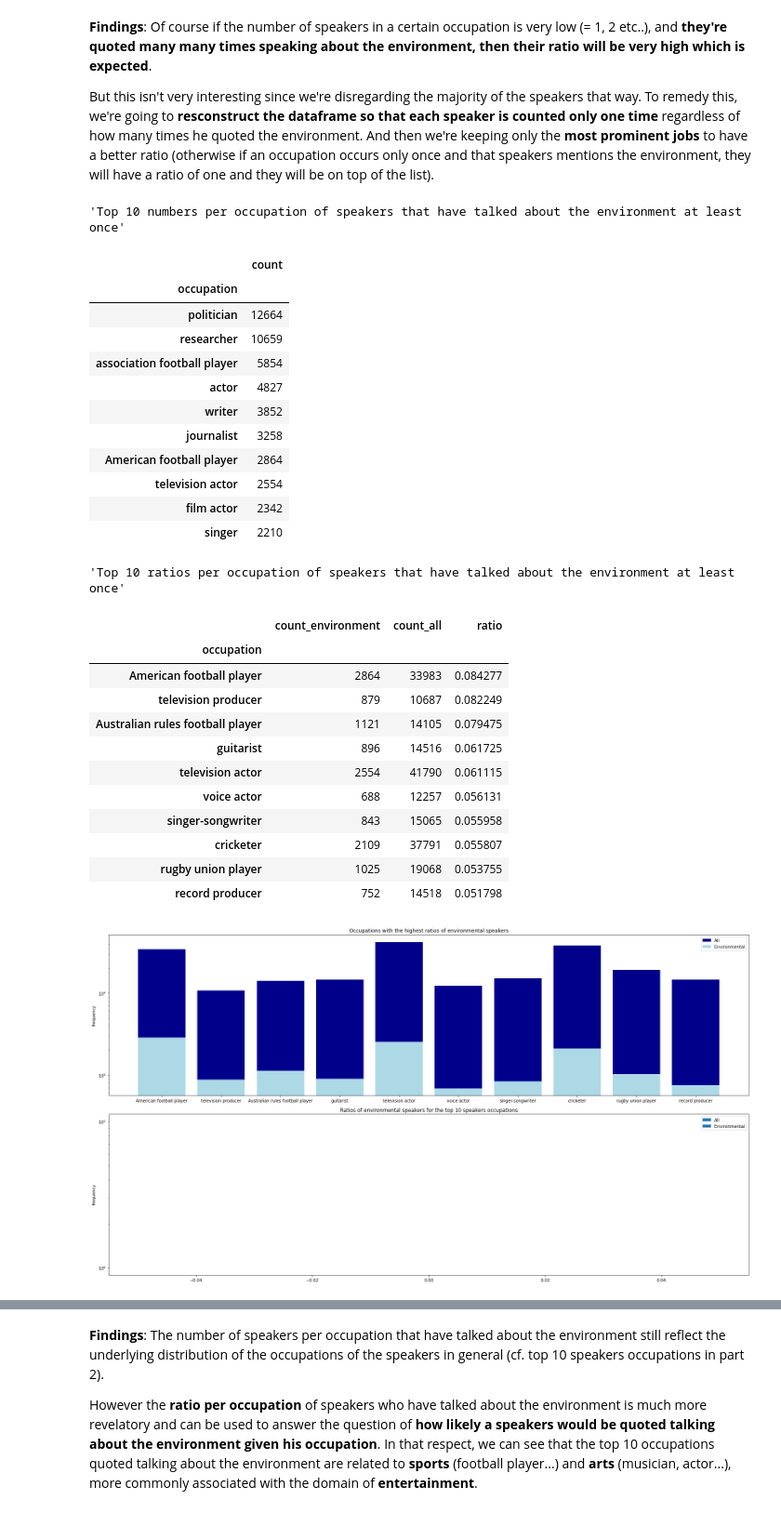
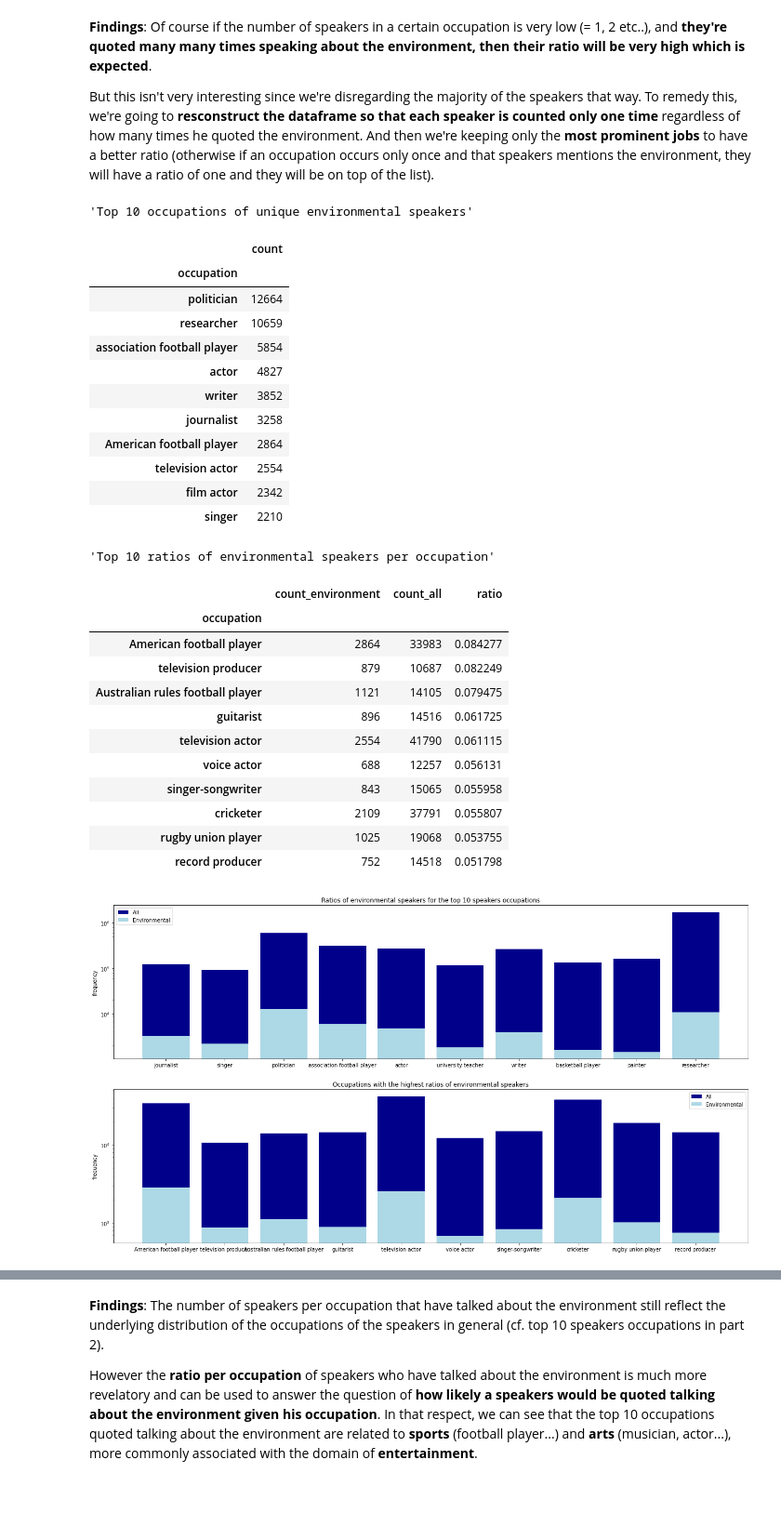
Before and after one commit to epfl-ada/ada-2021-project-comic-sans, a Jupyter notebook: research_question_1.ipynb, the cells around one changed output, grey strips where cells are left out. Shown: that part at 93% size. Cells and saved outputs as stored; diff of their text form; code cells hidden in the pictures.

Commit message:
update readme and speakers analysis notebook

```diff
--- a/research_question_1.ipynb
+++ b/research_question_1.ipynb
@@ -415,12 +414,12 @@ extract_and_sort_by_ratio(top_environment_speakers_occupations, all_speakers_gro
 
 But this isn't very interesting since we're disregarding the majority of the speakers that way. To remedy this, we're going to **resconstruct the dataframe so that each speaker is counted only one time** regardless of how many times he quoted the environment. And then we're keeping only the **most prominent jobs** to have a better ratio (otherwise if an occupation occurs only once and that speakers mentions the environment, they will have a ratio of one and they will be on top of the list).
 # %%
-# Dropping duplicate of speaker qid to count speakers who are quoted many times only once
+# Dropping duplicates of speaker qid to count speakers who are quoted many times only once.
 environment_unique_speakers = environment_speakers.drop_duplicates(subset=['qids'], keep='first')
 
 # Redo the analysis
 top_environment_unique_speakers = group_and_sort_by_features(environment_unique_speakers, ['occupation'])
-display('Top 10 occupations of speakers that have talked about the environment at least once',
+display('Top 10 occupations of unique environmental speakers',
         top_environment_unique_speakers.head(n=10))
 
 # Keep only the most prominent jobs
@@ -430,10 +429,10 @@ top_environment_speakers_occupations_ratios = extract_and_sort_by_ratio(
     all_speakers_grouped_by_occupations[all_speakers_grouped_by_occupations['count'] > THRESHOLD]
 )
 
-display('Top 10 ratios per occupation of speakers that have talked about the environment at least once',
+display('Top 10 ratios of environmental speakers per occupation',
         top_environment_speakers_occupations_ratios.head(n=10))
 # %% [output]
-'Top 10 numbers per occupation of speakers that have talked about the environment at least once'
+'Top 10 occupations of unique environmental speakers'
 |  | count |
 | occupation |  |
 | politician | 12664 |
@@ -446,7 +445,7 @@ display('Top 10 ratios per occupation of speakers that have talked about the env
 | television actor | 2554 |
 | film actor | 2342 |
 | singer | 2210 |
-'Top 10 ratios per occupation of speakers that have talked about the environment at least once'
+'Top 10 ratios of environmental speakers per occupation'
 |  | count_environment | count_all | ratio |
 | occupation |  |  |  |
 | American football player | 2864 | 33983 | 0.084277 |
@@ -462,35 +461,35 @@ display('Top 10 ratios per occupation of speakers that have talked about the env
 # %%
 fig, (ax1, ax2) = plt.subplots(2, 1, figsize=(22, 12))
 
 ax1.set_yscale('log')
 ax2.set_yscale('log')
 
-ax1.bar(top_environment_speakers_occupations_ratios[:10].index,
+# Get the ratios for the top 10 occupations
+top_10_general_occupations_ratios = top_environment_speakers_occupations_ratios[
+    top_environment_speakers_occupations_ratios.index.isin(top_10_occupations.index)
+]
+
+ax1.bar(top_10_general_occupations_ratios.index,
+        top_10_general_occupations_ratios['count_all'], color='darkblue', label='All')
+
+ax1.bar(top_10_general_occupations_ratios.index,
+        top_10_general_occupations_ratios['count_environment'], color='lightblue', label='Environmental')
+
+ax2.bar(top_environment_speakers_occupations_ratios[:10].index,
         top_environment_speakers_occupations_ratios[:10]['count_all'], color='darkblue', label='All')
 
-ax1.bar(top_environment_speakers_occupations_ratios[:10].index,
+ax2.bar(top_environment_speakers_occupations_ratios[:10].index,
         top_environment_speakers_occupations_ratios[:10]['count_environment'], color='lightblue', label='Environmental')
 
-# Get the ratios for the top 10 occupations
-top_10_general_occupations_ratios = top_environment_speakers_occupations_ratios[
-    top_environment_speakers_occupations_ratios.index.isin(top_10_occupations)
-]
-
-ax2.bar(top_10_general_occupations_ratios.index,
-        top_10_general_occupations_ratios['count_all'], color='darkblue', label='All')
-
-ax2.bar(top_10_general_occupations_ratios.index,
-        top_10_general_occupations_ratios['count_environment'], color='lightblue', label='Environmental')
-
 ax1.set_ylabel('frequency')
-ax1.set_title('Occupations with the highest ratios of environmental speakers')
+ax1.set_title('Ratios of environmental speakers for the top 10 speakers occupations')
 ax1.legend()
 
 ax2.set_ylabel('frequency')
-ax2.set_title('Ratios of environmental speakers for the top 10 speakers occupations')
+ax2.set_title('Occupations with the highest ratios of environmental speakers')
 ax2.legend()
 
 #plt.savefig('purchase_fre_job')
 plt.show()
 # %% [output]
-[figure, old version]
+[figure, new version]
```
Also changed, not shown: parts of 56 cells of this notebook, 2 other files.
